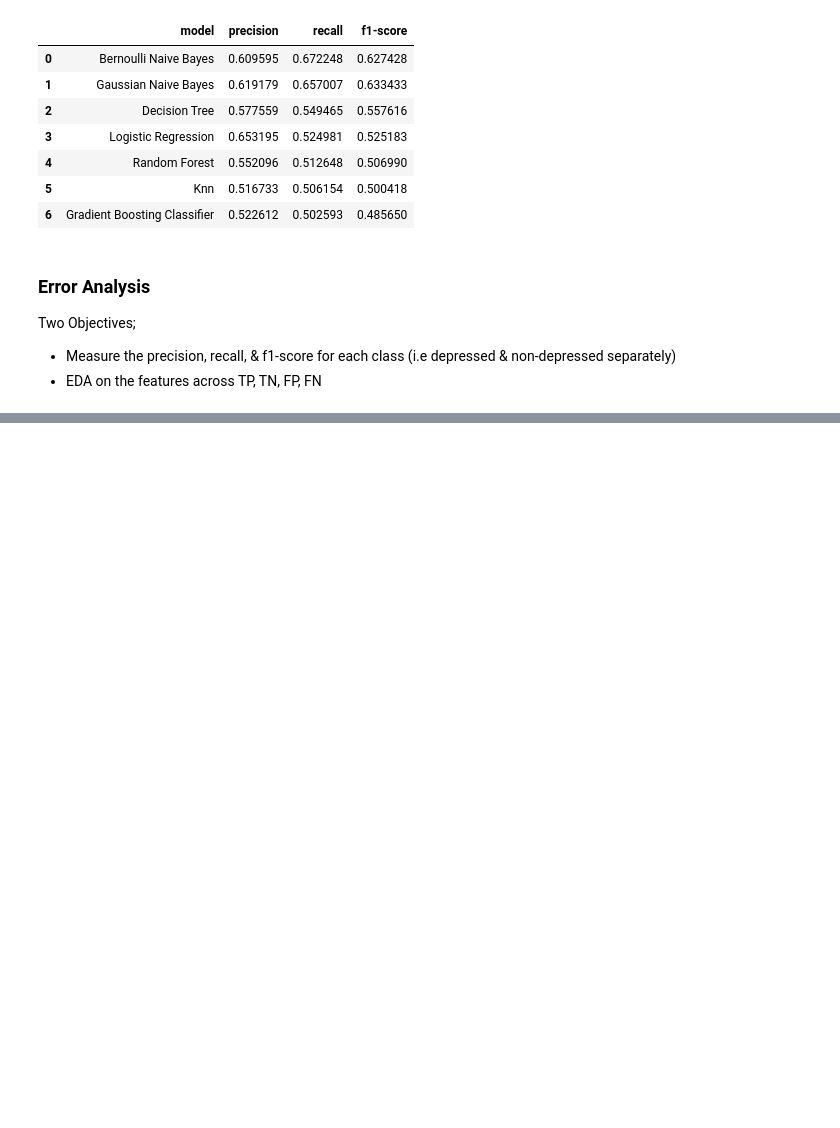
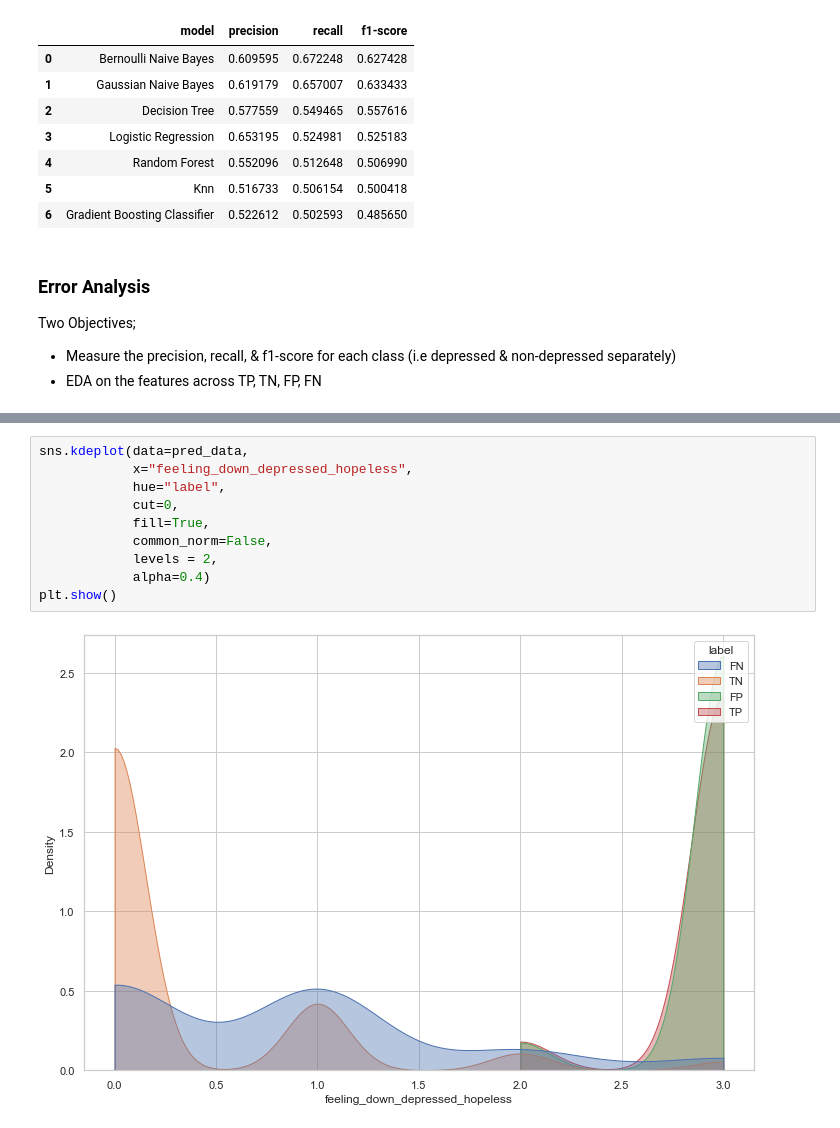
Before and after one commit to orenscarmeli/capstone210-ppd-carmeli_chari_hand_lee, a Jupyter notebook: modeling/initial_modeling.ipynb, the cells around one changed output, grey strips where cells are left out. Saved outputs shown, nothing was run; the diff lists cells and outputs as text; blank space fills up the shorter version.

```diff
--- a/modeling/initial_modeling.ipynb
+++ b/modeling/initial_modeling.ipynb
@@ -1009,0 +1245,12 @@ Two Objectives;
+# %%
+sns.kdeplot(data=pred_data,
+            x="feeling_down_depressed_hopeless",
+            hue="label",
+            cut=0,
+            fill=True,
+            common_norm=False,
+            levels = 2,
+            alpha=0.4)
+plt.show()
+# %% [output]
+[figure, added]
```
Also changed, not shown: parts of 25 cells of this notebook.
